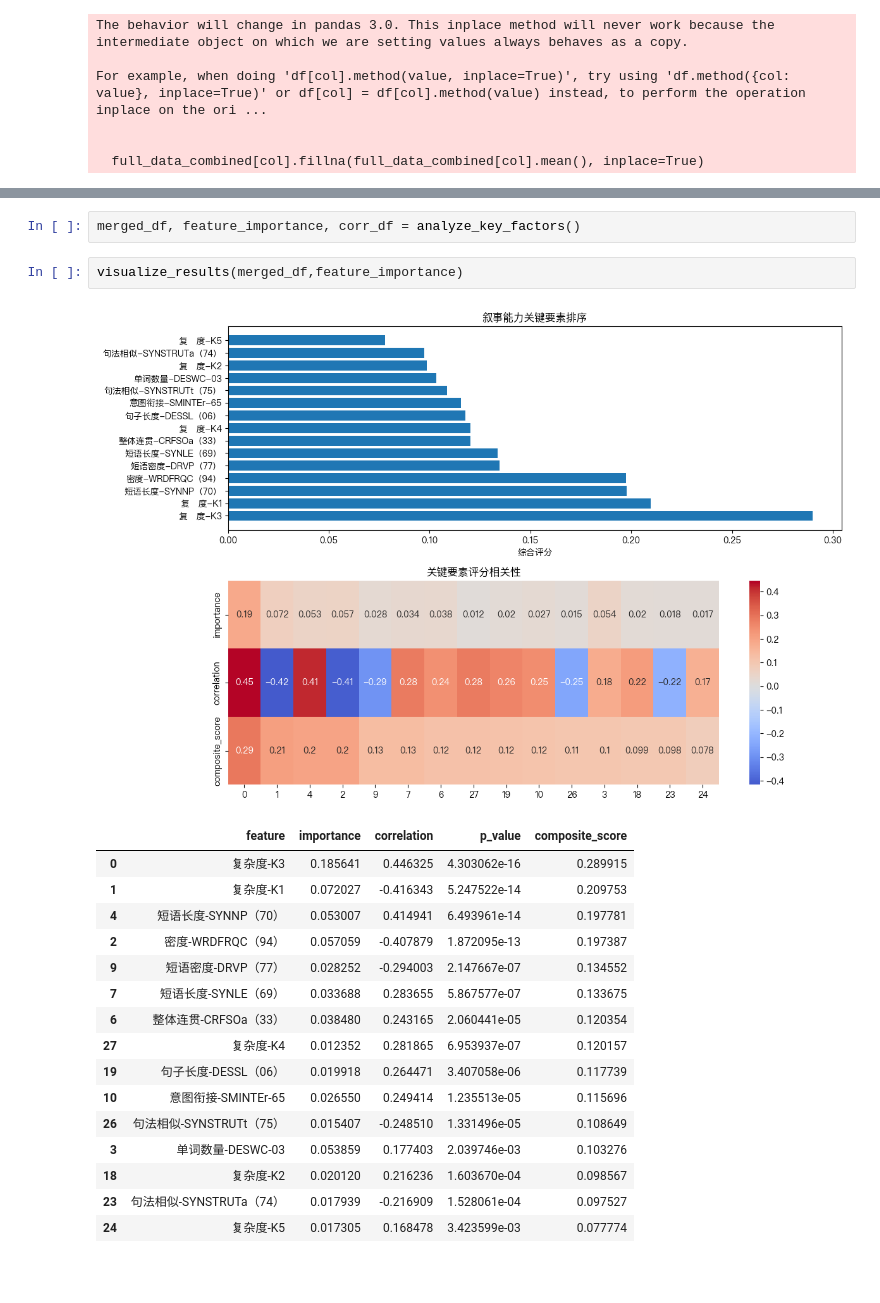
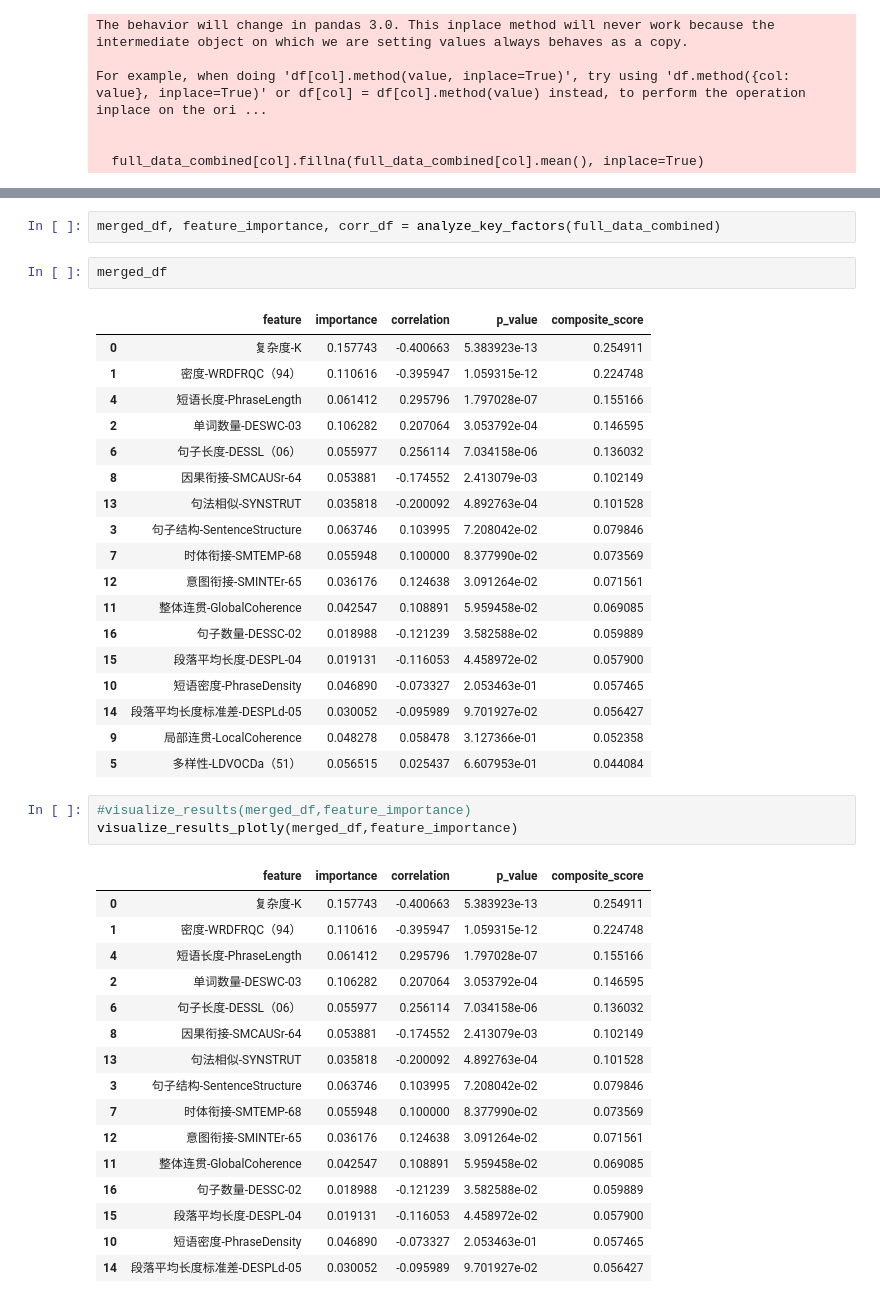
Before and after one commit to sfdeggb/analyse_narrative_stu, a Jupyter notebook: inter_grade_analyse.ipynb, the cells around one changed output, grey strips where cells are left out. Drawn from its saved outputs; the diff is of its cells as text; blank space fills up the shorter version.

```diff
--- a/inter_grade_analyse.ipynb
+++ b/inter_grade_analyse.ipynb
@@ -176,22 +211,43 @@ def analyze_by_dimension(merged_df):
 # %%
-merged_df, feature_importance, corr_df = analyze_key_factors()
+merged_df, feature_importance, corr_df = analyze_key_factors(full_data_combined)
+# %%
+merged_df
+# %% [output]
+|  | feature | importance | correlation | p_value | composite_score |
+| 0 | 复杂度-K | 0.157743 | -0.400663 | 5.383923e-13 | 0.254911 |
+| 1 | 密度-WRDFRQC（94） | 0.110616 | -0.395947 | 1.059315e-12 | 0.224748 |
+| 4 | 短语长度-PhraseLength | 0.061412 | 0.295796 | 1.797028e-07 | 0.155166 |
+| 2 | 单词数量-DESWC-03 | 0.106282 | 0.207064 | 3.053792e-04 | 0.146595 |
+| 6 | 句子长度-DESSL（06） | 0.055977 | 0.256114 | 7.034158e-06 | 0.136032 |
+| 8 | 因果衔接-SMCAUSr-64 | 0.053881 | -0.174552 | 2.413079e-03 | 0.102149 |
+| 13 | 句法相似-SYNSTRUT | 0.035818 | -0.200092 | 4.892763e-04 | 0.101528 |
+| 3 | 句子结构-SentenceStructure | 0.063746 | 0.103995 | 7.208042e-02 | 0.079846 |
+| 7 | 时体衔接-SMTEMP-68 | 0.055948 | 0.100000 | 8.377990e-02 | 0.073569 |
+| 12 | 意图衔接-SMINTEr-65 | 0.036176 | 0.124638 | 3.091264e-02 | 0.071561 |
+| 11 | 整体连贯-GlobalCoherence | 0.042547 | 0.108891 | 5.959458e-02 | 0.069085 |
+| 16 | 句子数量-DESSC-02 | 0.018988 | -0.121239 | 3.582588e-02 | 0.059889 |
+| 15 | 段落平均长度-DESPL-04 | 0.019131 | -0.116053 | 4.458972e-02 | 0.057900 |
+| 10 | 短语密度-PhraseDensity | 0.046890 | -0.073327 | 2.053463e-01 | 0.057465 |
+| 14 | 段落平均长度标准差-DESPLd-05 | 0.030052 | -0.095989 | 9.701927e-02 | 0.056427 |
+| 9 | 局部连贯-LocalCoherence | 0.048278 | 0.058478 | 3.127366e-01 | 0.052358 |
+| 5 | 多样性-LDVOCDa（51） | 0.056515 | 0.025437 | 6.607953e-01 | 0.044084 |
 # %%
-visualize_results(merged_df,feature_importance)
+#visualize_results(merged_df,feature_importance)
+visualize_results_plotly(merged_df,feature_importance)
 # %% [output]
-[figure, removed]
 |  | feature | importance | correlation | p_value | composite_score |
-| 0 | 复杂度-K3 | 0.185641 | 0.446325 | 4.303062e-16 | 0.289915 |
-| 1 | 复杂度-K1 | 0.072027 | -0.416343 | 5.247522e-14 | 0.209753 |
-| 4 | 短语长度-SYNNP（70） | 0.053007 | 0.414941 | 6.493961e-14 | 0.197781 |
-| 2 | 密度-WRDFRQC（94） | 0.057059 | -0.407879 | 1.872095e-13 | 0.197387 |
-| 9 | 短语密度-DRVP（77） | 0.028252 | -0.294003 | 2.147667e-07 | 0.134552 |
-| 7 | 短语长度-SYNLE（69） | 0.033688 | 0.283655 | 5.867577e-07 | 0.133675 |
-| 6 | 整体连贯-CRFSOa（33） | 0.038480 | 0.243165 | 2.060441e-05 | 0.120354 |
-| 27 | 复杂度-K4 | 0.012352 | 0.281865 | 6.953937e-07 | 0.120157 |
-| 19 | 句子长度-DESSL（06） | 0.019918 | 0.264471 | 3.407058e-06 | 0.117739 |
-| 10 | 意图衔接-SMINTEr-65 | 0.026550 | 0.249414 | 1.235513e-05 | 0.115696 |
-| 26 | 句法相似-SYNSTRUTt（75） | 0.015407 | -0.248510 | 1.331496e-05 | 0.108649 |
-| 3 | 单词数量-DESWC-03 | 0.053859 | 0.177403 | 2.039746e-03 | 0.103276 |
-| 18 | 复杂度-K2 | 0.020120 | 0.216236 | 1.603670e-04 | 0.098567 |
-| 23 | 句法相似-SYNSTRUTa（74） | 0.017939 | -0.216909 | 1.528061e-04 | 0.097527 |
-| 24 | 复杂度-K5 | 0.017305 | 0.168478 | 3.423599e-03 | 0.077774 |
+| 0 | 复杂度-K | 0.157743 | -0.400663 | 5.383923e-13 | 0.254911 |
+| 1 | 密度-WRDFRQC（94） | 0.110616 | -0.395947 | 1.059315e-12 | 0.224748 |
+| 4 | 短语长度-PhraseLength | 0.061412 | 0.295796 | 1.797028e-07 | 0.155166 |
+| 2 | 单词数量-DESWC-03 | 0.106282 | 0.207064 | 3.053792e-04 | 0.146595 |
+| 6 | 句子长度-DESSL（06） | 0.055977 | 0.256114 | 7.034158e-06 | 0.136032 |
+| 8 | 因果衔接-SMCAUSr-64 | 0.053881 | -0.174552 | 2.413079e-03 | 0.102149 |
+| 13 | 句法相似-SYNSTRUT | 0.035818 | -0.200092 | 4.892763e-04 | 0.101528 |
+| 3 | 句子结构-SentenceStructure | 0.063746 | 0.103995 | 7.208042e-02 | 0.079846 |
+| 7 | 时体衔接-SMTEMP-68 | 0.055948 | 0.100000 | 8.377990e-02 | 0.073569 |
+| 12 | 意图衔接-SMINTEr-65 | 0.036176 | 0.124638 | 3.091264e-02 | 0.071561 |
+| 11 | 整体连贯-GlobalCoherence | 0.042547 | 0.108891 | 5.959458e-02 | 0.069085 |
+| 16 | 句子数量-DESSC-02 | 0.018988 | -0.121239 | 3.582588e-02 | 0.059889 |
+| 15 | 段落平均长度-DESPL-04 | 0.019131 | -0.116053 | 4.458972e-02 | 0.057900 |
+| 10 | 短语密度-PhraseDensity | 0.046890 | -0.073327 | 2.053463e-01 | 0.057465 |
+| 14 | 段落平均长度标准差-DESPLd-05 | 0.030052 | -0.095989 | 9.701927e-02 | 0.056427 |
```
Also changed, not shown: parts of 11 cells of this notebook, 8 other files.
